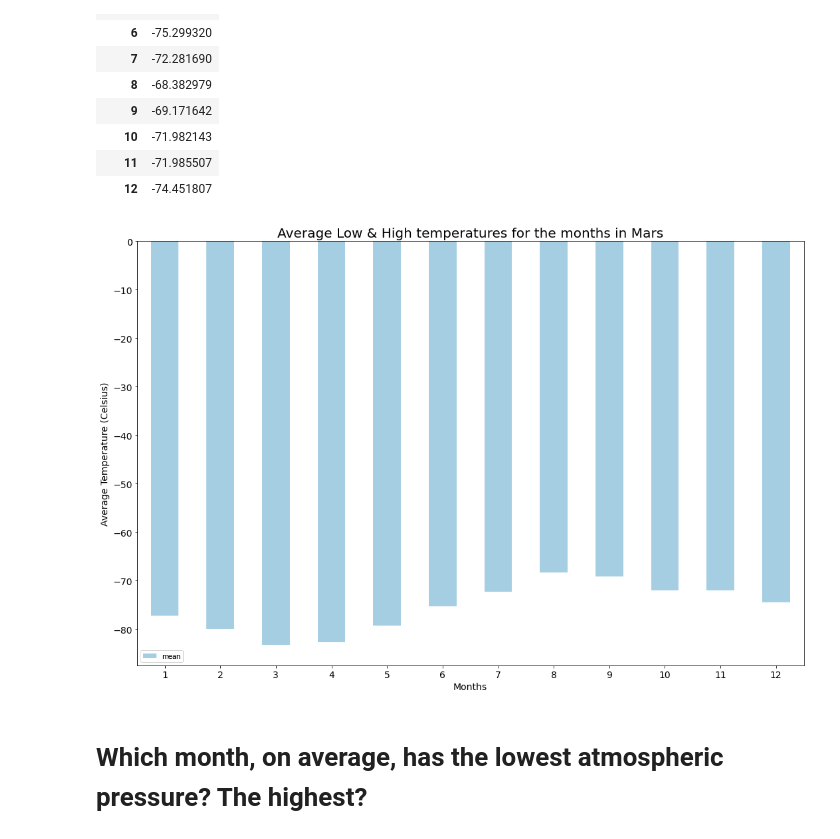
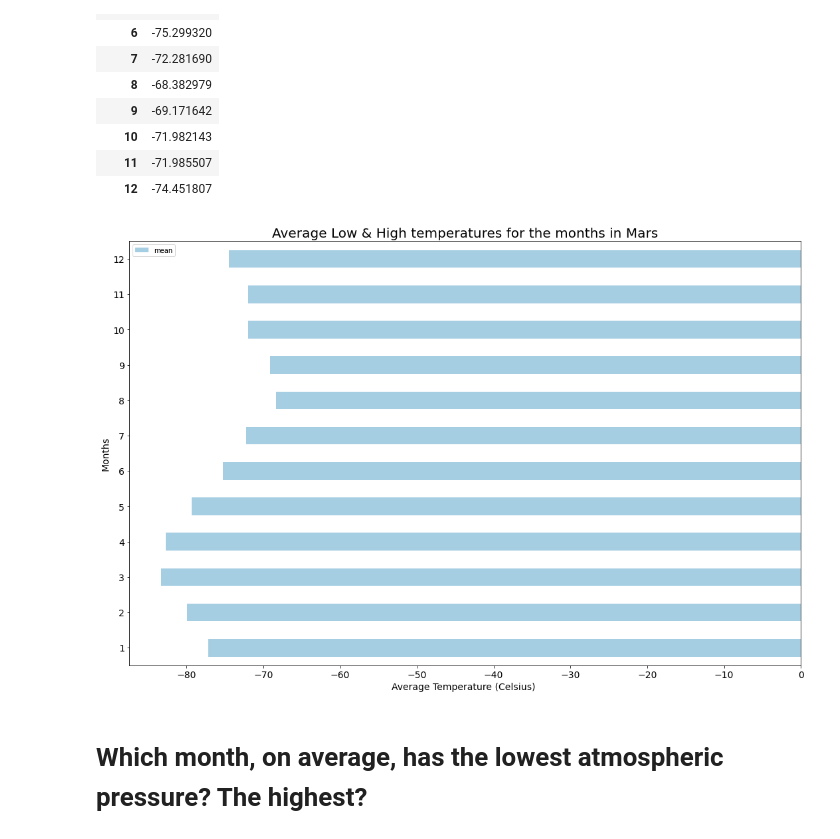
Before and after one commit to Master-Leo/Web-Scraping-Challenge, a Jupyter notebook: mars_data_challenge_part_2.ipynb, the cells around one changed output. Drawn from its saved outputs; the diff is of its cells as text; code cells hidden in the pictures.

Commit message:
'updated bar chart'

```diff
--- a/mars_data_challenge_part_2.ipynb
+++ b/mars_data_challenge_part_2.ipynb
@@ -153,16 +153,16 @@ temp_avg
 | 12 | -74.451807 |
 # %%
 #Plot average temperature for the months
-plot_pandas = temp_avg.plot(kind="bar", figsize=(15,10), colormap='Paired',fontsize = 14,rot=0)
+plot_pandas = temp_avg.plot.barh(figsize=(15,10), colormap='Paired',fontsize = 14,rot=0)
 
-plt.xlabel("Months",fontsize = 14)
-plt.ylabel("Average Temperature (Celsius)",fontsize = 14)
+plt.xlabel("Average Temperature (Celsius) ",fontsize = 14)
+plt.ylabel("Months",fontsize = 14)
 plt.title("Average Low & High temperatures for the months in Mars",fontsize = 20)
 
 plt.tight_layout()
 plt.show()
 # %% [output]
-[figure, old version]
+[figure, new version]
 # %% [markdown]
 # Which month, on average, has the lowest atmospheric pressure? The highest?
 # %%
```
